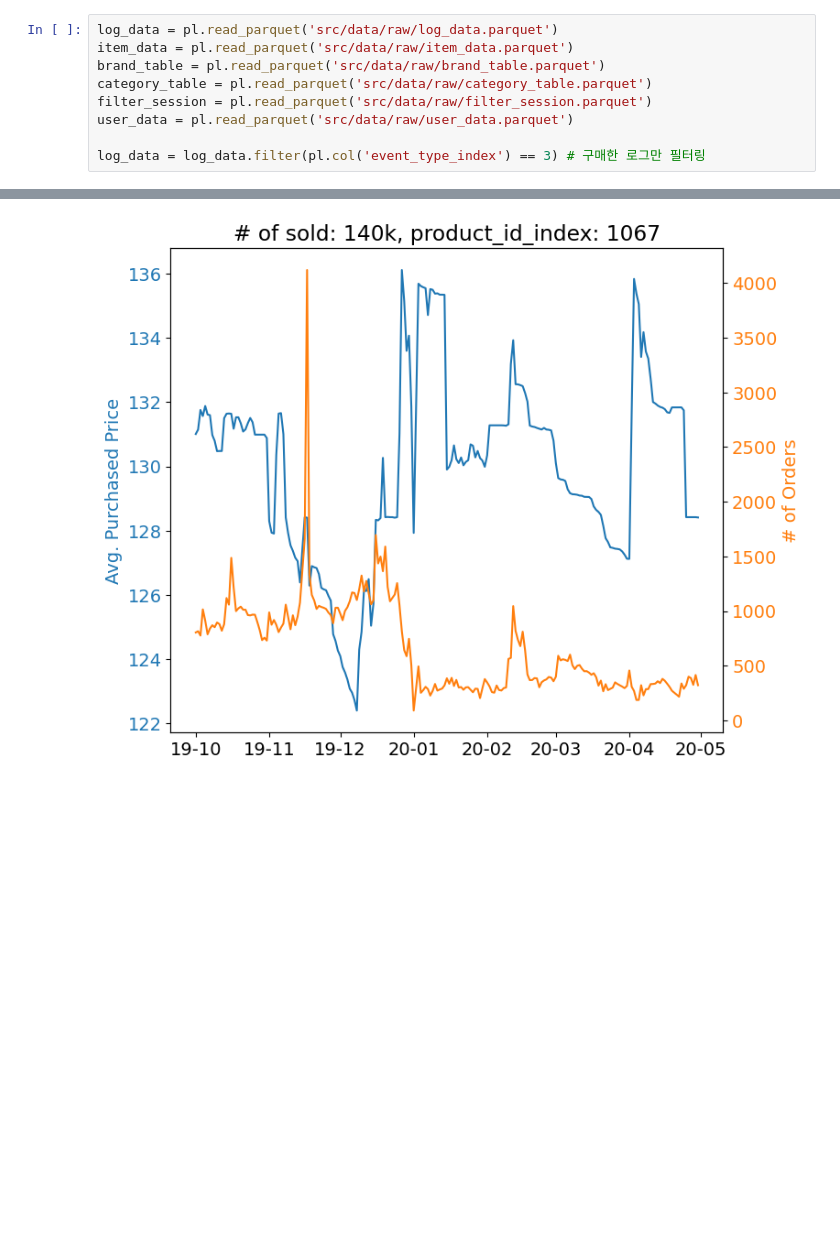
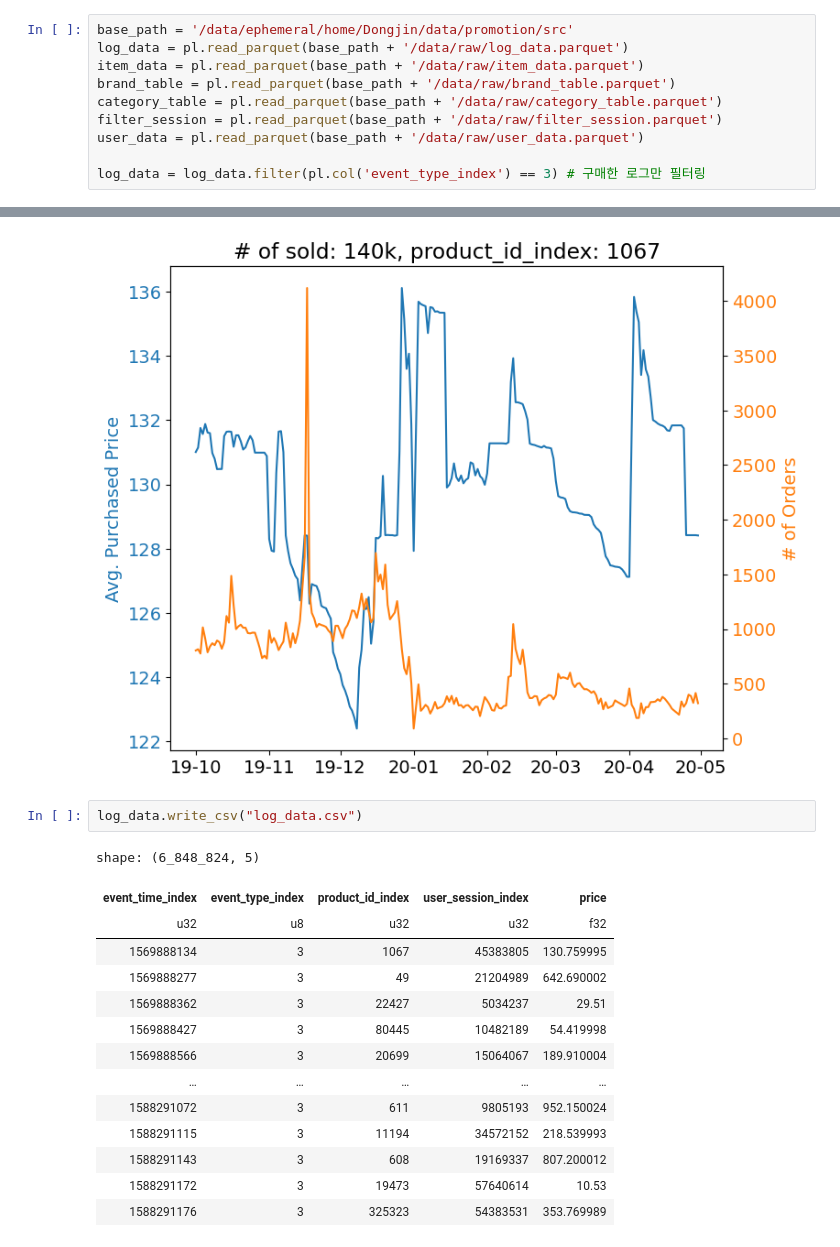
Before and after one commit to boostcampaitech7/level4-cv-finalproject-hackathon-cv-02-lv3, a Jupyter notebook: other_group_datas/promotion/main.ipynb, the cells around one changed output, grey strips where cells are left out. Drawn from its saved outputs; the diff is of its cells as text; blank space fills up the shorter version.

```diff
--- a/other_group_datas/promotion/main.ipynb
+++ b/other_group_datas/promotion/main.ipynb
@@ -24,12 +24,13 @@ shape: (42_448_764, 9)
 | "2019-10-31 23:59:59 UTC" | "view" | 21407424 | 2053013561579406073 | "electronics.clocks" | "tissot" | 689.85 | 513118352 | "4c14bf2a-2820-4504-929d-046356… |
 | "2019-10-31 23:59:59 UTC" | "view" | 13300120 | 2053013557166998015 | null | "swisshome" | 155.73 | 525266378 | "6e57d2d7-6022-46e6-81d6-fa77f1… |
 # %%
-log_data = pl.read_parquet('src/data/raw/log_data.parquet')
-item_data = pl.read_parquet('src/data/raw/item_data.parquet')
-brand_table = pl.read_parquet('src/data/raw/brand_table.parquet')
-category_table = pl.read_parquet('src/data/raw/category_table.parquet')
-filter_session = pl.read_parquet('src/data/raw/filter_session.parquet')
-user_data = pl.read_parquet('src/data/raw/user_data.parquet')
+base_path = '/data/ephemeral/home/Dongjin/data/promotion/src'
+log_data = pl.read_parquet(base_path + '/data/raw/log_data.parquet')
+item_data = pl.read_parquet(base_path + '/data/raw/item_data.parquet')
+brand_table = pl.read_parquet(base_path + '/data/raw/brand_table.parquet')
+category_table = pl.read_parquet(base_path + '/data/raw/category_table.parquet')
+filter_session = pl.read_parquet(base_path + '/data/raw/filter_session.parquet')
+user_data = pl.read_parquet(base_path + '/data/raw/user_data.parquet')
 
 log_data = log_data.filter(pl.col('event_type_index') == 3) # 구매한 로그만 필터링
 # %%
@@ -80,3 +81,20 @@ for i, (product_id_index, count) in enumerate(mode_sorted.iter_rows()):
 [figure]
 [figure]
 [figure]
+# %%
+log_data.write_csv("log_data.csv")
+# %% [output]
+shape: (6_848_824, 5)
+| event_time_index | event_type_index | product_id_index | user_session_index | price |
+| u32 | u8 | u32 | u32 | f32 |
+| 1569888134 | 3 | 1067 | 45383805 | 130.759995 |
+| 1569888277 | 3 | 49 | 21204989 | 642.690002 |
+| 1569888362 | 3 | 22427 | 5034237 | 29.51 |
+| 1569888427 | 3 | 80445 | 10482189 | 54.419998 |
+| 1569888566 | 3 | 20699 | 15064067 | 189.910004 |
+| … | … | … | … | … |
+| 1588291072 | 3 | 611 | 9805193 | 952.150024 |
+| 1588291115 | 3 | 11194 | 34572152 | 218.539993 |
+| 1588291143 | 3 | 608 | 19169337 | 807.200012 |
+| 1588291172 | 3 | 19473 | 57640614 | 10.53 |
+| 1588291176 | 3 | 325323 | 54383531 | 353.769989 |
```
Also changed, not shown: parts of 1 cell of this notebook.
